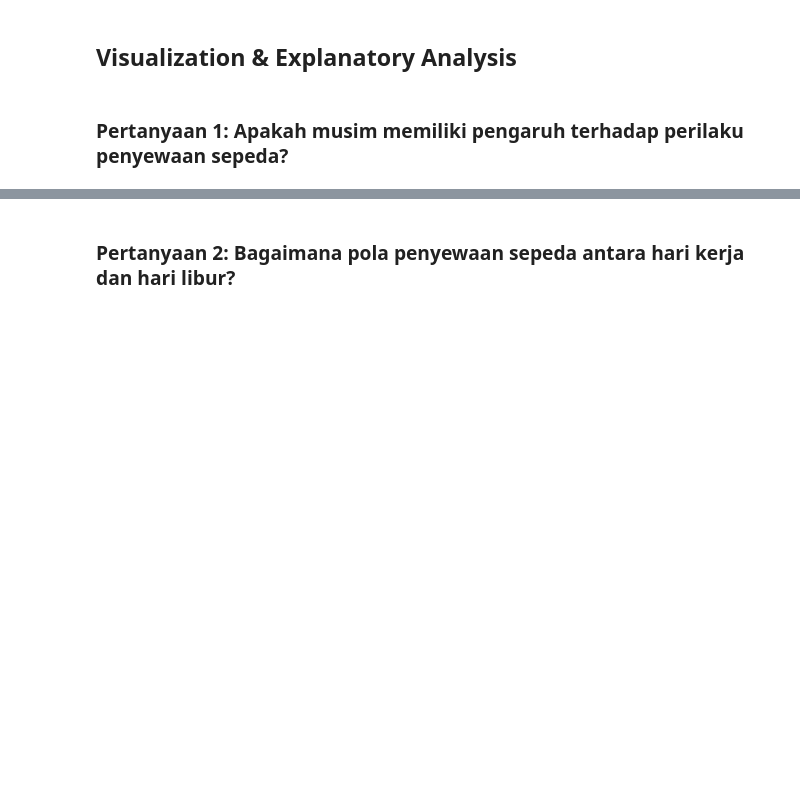
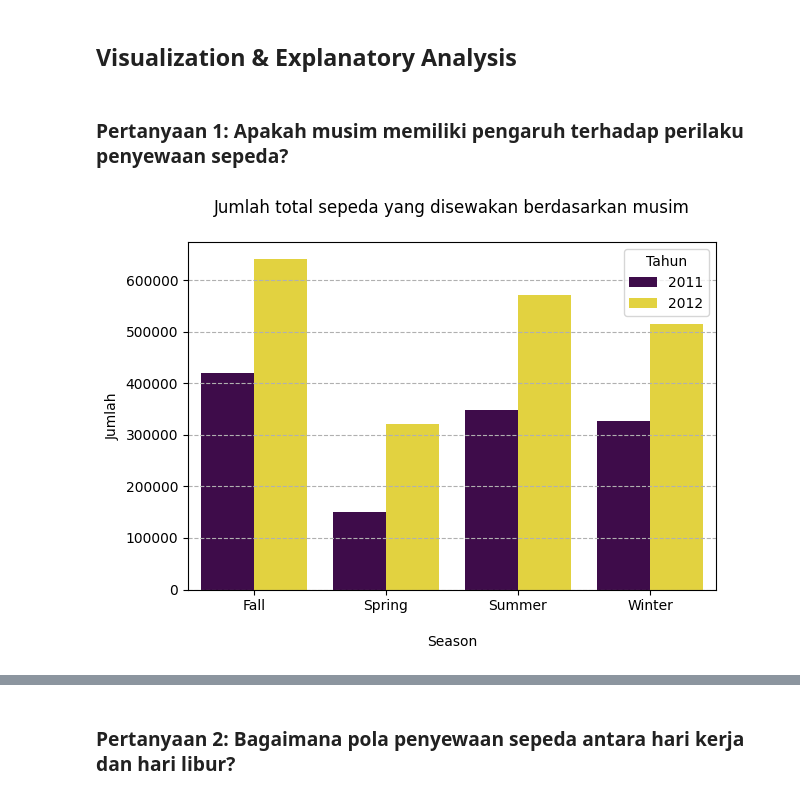
Before and after one commit to wahyupelitajaya/Dicoding-Submission-Analysis-Data, a Jupyter notebook: notebook.ipynb, the cells around one changed output, grey strips where cells are left out. Saved outputs shown, nothing was run; the diff lists cells and outputs as text; code cells hidden in the pictures; blank space fills up the shorter version.

```diff
--- a/notebook.ipynb
+++ b/notebook.ipynb
@@ -589,3 +587,19 @@ Penggunaan sepeda mengikuti pola jam sibuk komuter, dengan puncak aktivitas di p
 ## Visualization & Explanatory Analysis
 # %% [markdown]
 ### Pertanyaan 1: Apakah musim memiliki pengaruh terhadap perilaku penyewaan sepeda?
+# %%
+# Visualisasi pengaruh Musim terhadap Penyewaan Sepeda
+season_counts = day_df.groupby(by=["season", "year"]).agg({
+    "total": "sum"
+}).reset_index()
+
+sns.barplot(data=season_counts, x="season", y="total", hue="year", palette="viridis")
+plt.xlabel("\nSeason")
+plt.ylabel("Jumlah")
+plt.title("Jumlah total sepeda yang disewakan berdasarkan musim\n")
+plt.legend(title="Tahun", loc="upper right")
+plt.grid(True, axis='y', linestyle='--')
+plt.tight_layout()
+plt.show()
+# %% [output]
+[figure, added]
```
Also changed, not shown: parts of 15 cells of this notebook.
